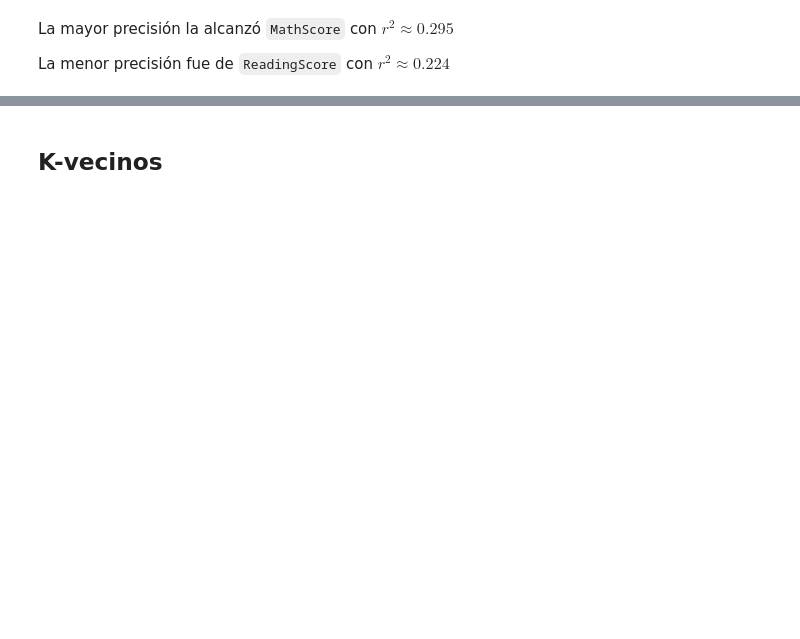
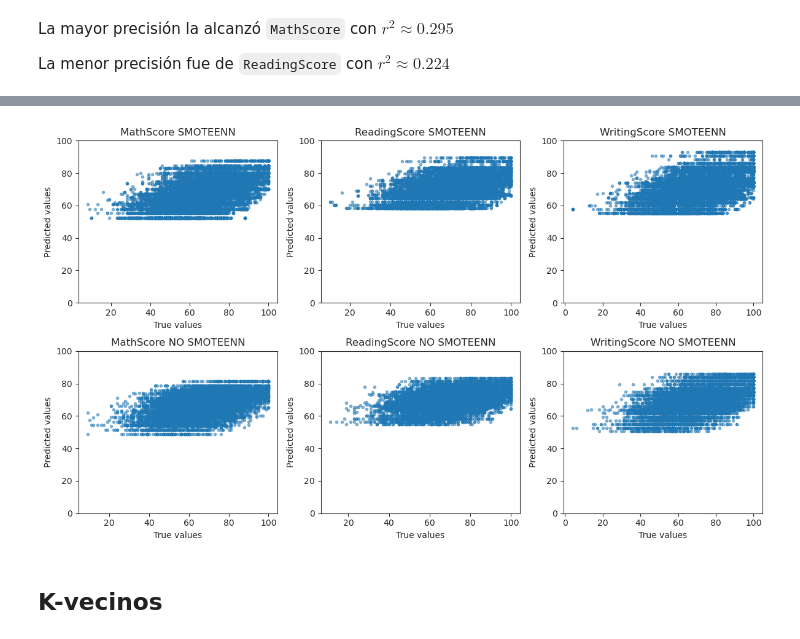
Before and after one commit to AdrFelHB/an-lisis-de-datos, a Jupyter notebook: main.ipynb, the cells around one changed output, grey strips where cells are left out. Drawn from its saved outputs; the diff is of its cells as text; code cells hidden in the pictures; blank space fills up the shorter version.

```diff
--- a/main.ipynb
+++ b/main.ipynb
@@ -702,0 +715,24 @@ La menor precisión fue de `ReadingScore` con $r^2\approx0.224$
+# %%
+linear_scores_np = []
+y_predicted_np = []
+for k,col in enumerate(cols_objective):
+    y_tr_np = y_train_np[k]
+    y_te_np = y_test_np[k]
+
+    regresor = LinearRegression(n_jobs=-1)
+    result = regresor.fit(x_train_np,y_tr_np)
+    y_predicted_np.append(result.predict(x_test_np))
+    y_pred_np = y_predicted_np[k]
+    y_tr_pred_np = result.predict(x_train_np)
+
+    print(f"\n--- {col} ---\n")
+
+    metrics_np = [r2_score(y_tr_np,y_tr_pred_np),
+               r2_score(y_true=y_te_np,y_pred=y_pred_np),
+               mean_squared_error(y_true=y_te_np,y_pred=y_pred_np),
+               mean_absolute_error(y_true=y_te_np,y_pred=y_pred_np)]
+    print(f"r2 entreno = {metrics_np[0]}")
+    print(f"r2 prueba= {metrics_np[1]}")
+    print(f"mse prueba = {metrics_np[2]}")
+    print(f"mae prueba = {metrics_np[3]}")
+    linear_scores_np.append({'linear_'+col+'_raw':metrics_np})
@@ -703,3 +760,21 @@ La menor precisión fue de `ReadingScore` con $r^2\approx0.224$
+# %%
+fig,axs = plt.subplots(ncols=3,nrows=2,figsize=(12,7))
+
+for k,col in enumerate(cols_objective):
+    axs[0][k].scatter(y_test[k],y_predicted[k],alpha=.5,marker='.')
+    axs[0][k].set_title(col+' SMOTEENN')
+    axs[0][k].set_ylim([0,100])
+    axs[0][k].set_xlabel("True values")
+    axs[0][k].set_ylabel("Predicted values")
+
+    axs[1][k].scatter(y_test_np[k],y_predicted_np[k],alpha=.5,marker='.')
+    axs[1][k].set_title(col+' NO SMOTEENN')
+    axs[1][k].set_ylim([0,100])
+    axs[1][k].set_xlabel("True values")
+    axs[1][k].set_ylabel("Predicted values")
+fig.set_tight_layout(tight=True)
+# %% [output]
+[figure, added]
 # %% [markdown]
 ## K-vecinos
 # %%
```
Also changed, not shown: parts of 46 cells of this notebook.
